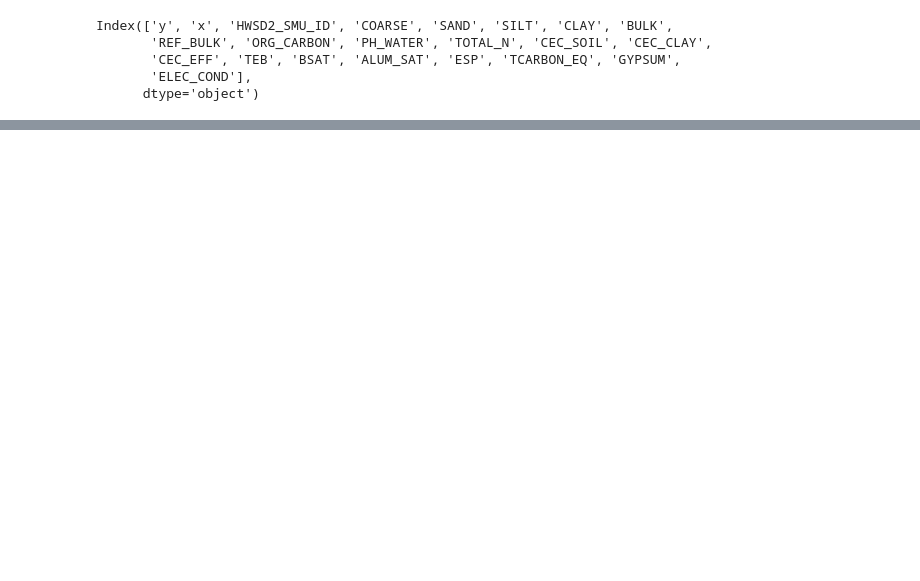
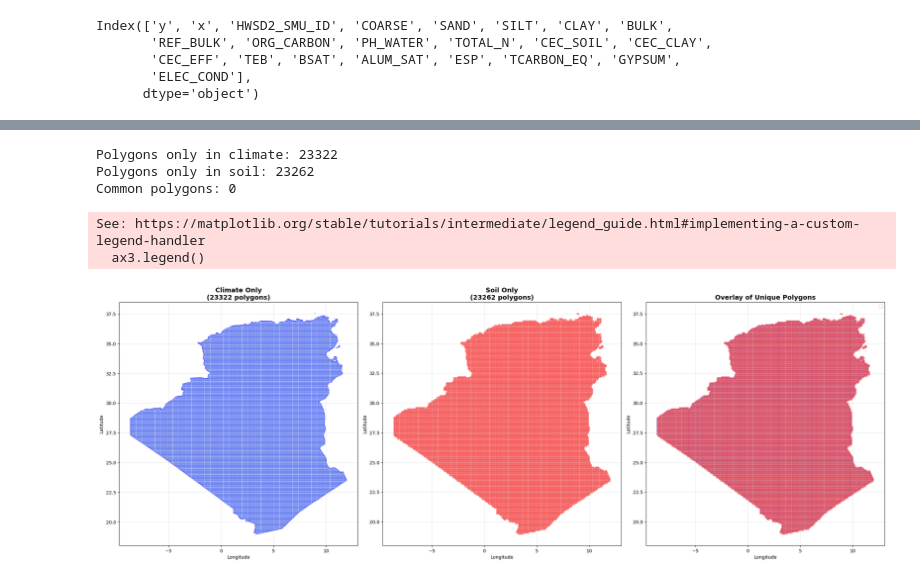
Before and after one commit to sarahmoussaoui/Fire-Detection-Data-Mining-Project, a Jupyter notebook: Code/MergingDfs/merge.ipynb, the cells around one changed output, grey strips where cells are left out. Saved outputs shown, nothing was run; the diff lists cells and outputs as text; code cells hidden in the pictures; blank space fills up the shorter version.

```diff
--- a/Code/MergingDfs/merge.ipynb
+++ b/Code/MergingDfs/merge.ipynb
@@ -74,0 +161,54 @@ print(f"Reduced climate data shape: {df_climate_reduced.shape}")
+# %%
+# Extract unique polygons from each dataset
+# Polygons in climate but not in soil
+climate_only = climate_gdf[~climate_gdf.geometry.isin(df_soil.geometry)]
+
+# Polygons in soil but not in climate
+soil_only = df_soil[~df_soil.geometry.isin(climate_gdf.geometry)]
+
+print(f"Polygons only in climate: {len(climate_only)}")
+print(f"Polygons only in soil: {len(soil_only)}")
+print(f"Common polygons: {len(climate_gdf) - len(climate_only)}")
+
+# Plot the unique polygons
+fig, axes = plt.subplots(1, 3, figsize=(24, 8))
+
+# Plot 1: Polygons only in climate (not in soil)
+ax1 = axes[0]
+if len(climate_only) > 0:
+    climate_only.plot(ax=ax1, color='lightblue', edgecolor='blue', linewidth=0.5, alpha=0.7)
+ax1.set_title(f'Climate Only\n({len(climate_only)} polygons)', fontsize=14, fontweight='bold')
+ax1.set_xlabel('Longitude')
+ax1.set_ylabel('Latitude')
+ax1.grid(True, alpha=0.3)
+
+# Plot 2: Polygons only in soil (not in climate)
+ax2 = axes[1]
+if len(soil_only) > 0:
+    soil_only.plot(ax=ax2, color='lightcoral', edgecolor='red', linewidth=0.5, alpha=0.7)
+ax2.set_title(f'Soil Only\n({len(soil_only)} polygons)', fontsize=14, fontweight='bold')
+ax2.set_xlabel('Longitude')
+ax2.set_ylabel('Latitude')
+ax2.grid(True, alpha=0.3)
+
+# Plot 3: Overlay showing both unique sets
+ax3 = axes[2]
+if len(climate_only) > 0:
+    climate_only.plot(ax=ax3, color='lightblue', edgecolor='blue', linewidth=0.5, alpha=0.6, label='Climate only')
+if len(soil_only) > 0:
+    soil_only.plot(ax=ax3, color='lightcoral', edgecolor='red', linewidth=0.5, alpha=0.6, label='Soil only')
+ax3.set_title('Overlay of Unique Polygons', fontsize=14, fontweight='bold')
+ax3.set_xlabel('Longitude')
+ax3.set_ylabel('Latitude')
+ax3.grid(True, alpha=0.3)
+ax3.legend()
+
+plt.tight_layout()
+plt.show()
+# %% [output]
+Polygons only in climate: 23322
+Polygons only in soil: 23262
+Common polygons: 0
+See: https://matplotlib.org/stable/tutorials/intermediate/legend_guide.html#implementing-a-custom-legend-handler
+  ax3.legend()
+[figure, added]
```
Also changed, not shown: parts of 14 cells of this notebook, 2 other files.
